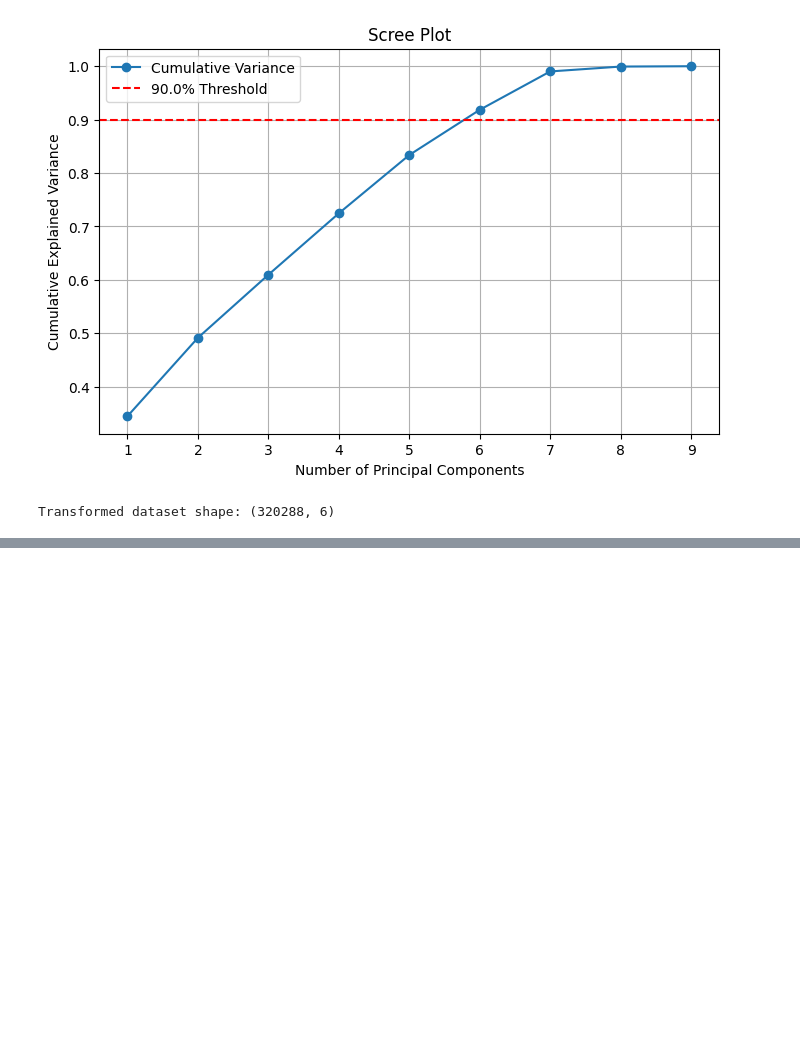
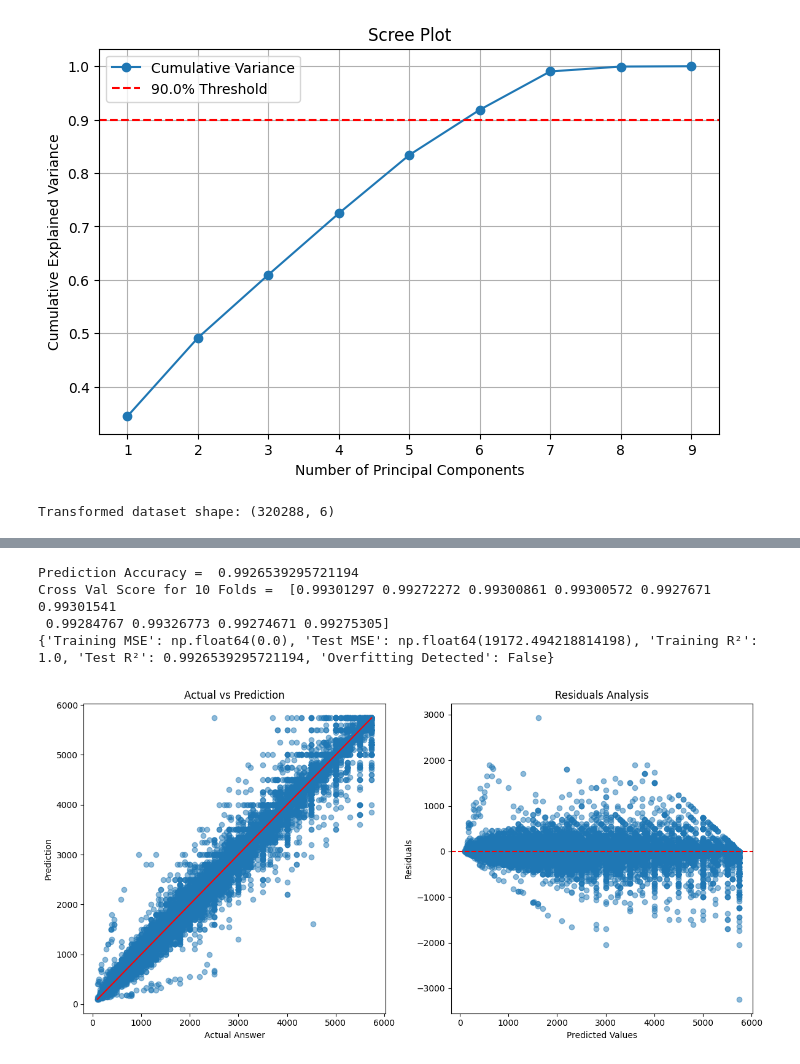
Before and after one commit to Jinay-Vora123/IT462-Exploratory-Data-Analysis-Project, a Jupyter notebook: EDA_Project.ipynb, the cells around one changed output, grey strips where cells are left out. Saved outputs shown, nothing was run; the diff lists cells and outputs as text; code cells hidden in the pictures; blank space fills up the shorter version.

```diff
--- a/EDA_Project.ipynb
+++ b/EDA_Project.ipynb
@@ -309,0 +354,47 @@ overfitting_status
+# %%
+dt = DecisionTreeRegressor()
+dt.fit(Features_train, Labels_train)
+train_pred_dt = dt.predict(Features_train)
+pred_dt = dt.predict(Features_test)
+acc_dt = cross_val_score(dt, Features, Labels, cv=KFold(n_splits=10, shuffle=True, random_state=42))
+residuals_reg_dt = Labels_test - pred_dt
+
+print("Prediction Accuracy = ", dt.score(Features_test,Labels_test))
+print("Cross Val Score for 10 Folds = ", acc_dt)
+
+train_mse_dt = mean_squared_error(Labels_train, train_pred_dt)
+test_mse_reg_dt = mean_squared_error(Labels_test, pred_dt)
+train_r2_dt = r2_score(Labels_train, train_pred_dt)
+test_r2_reg_dt = r2_score(Labels_test, pred_dt)
+
+overfitting_status_dt = {
+    "Training MSE": train_mse_dt,
+    "Test MSE": test_mse_reg_dt,
+    "Training R²": train_r2_dt,
+    "Test R²": test_r2_reg_dt,
+    "Overfitting Detected": train_r2_dt > test_r2_reg_dt + 0.05 or test_r2_reg_dt < 0.80
+}
+print(overfitting_status_dt)
+
+fig, axs = plt.subplots(1, 2, figsize=(12, 6))
+
+axs[0].scatter(Labels_test, pred_dt, alpha=0.5)
+axs[0].set_xlabel('Actual Answer')
+axs[0].set_ylabel('Prediction')
+axs[0].plot([min(Labels_test), max(Labels_test)], [min(pred_dt), max(pred_dt)], color='red')
+axs[0].set_title('Actual vs Prediction')
+
+axs[1].scatter(pred_dt, residuals_reg_dt, alpha=0.5)
+axs[1].axhline(0, color='red', linestyle='--')
+axs[1].set_title('Residuals Analysis')
+axs[1].set_xlabel('Predicted Values')
+axs[1].set_ylabel('Residuals')
+
+plt.tight_layout()
+plt.show()
+# %% [output]
+Prediction Accuracy =  0.9926539295721194
+Cross Val Score for 10 Folds =  [0.99301297 0.99272272 0.99300861 0.99300572 0.9927671  0.99301541
+ 0.99284767 0.99326773 0.99274671 0.99275305]
+{'Training MSE': np.float64(0.0), 'Test MSE': np.float64(19172.494218814198), 'Training R²': 1.0, 'Test R²': 0.9926539295721194, 'Overfitting Detected': False}
+[figure, added]
```
Also changed, not shown: parts of 7 cells of this notebook.
